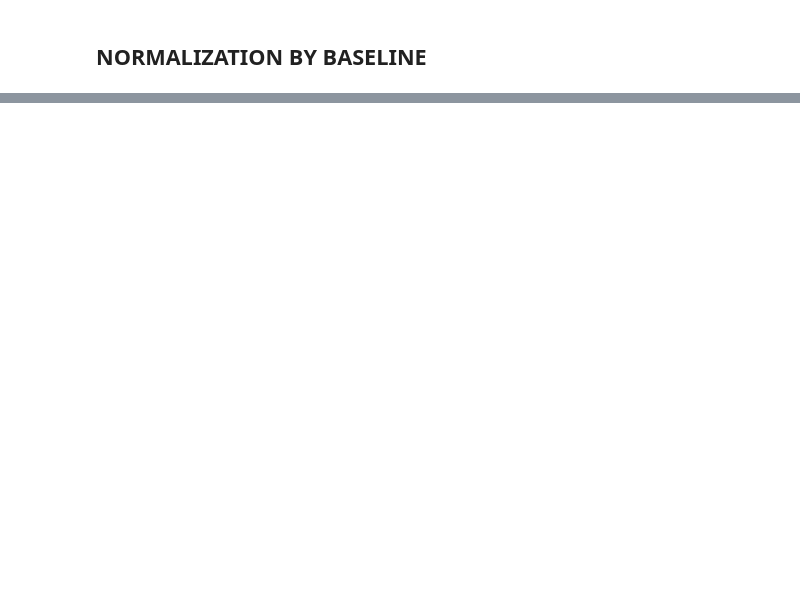
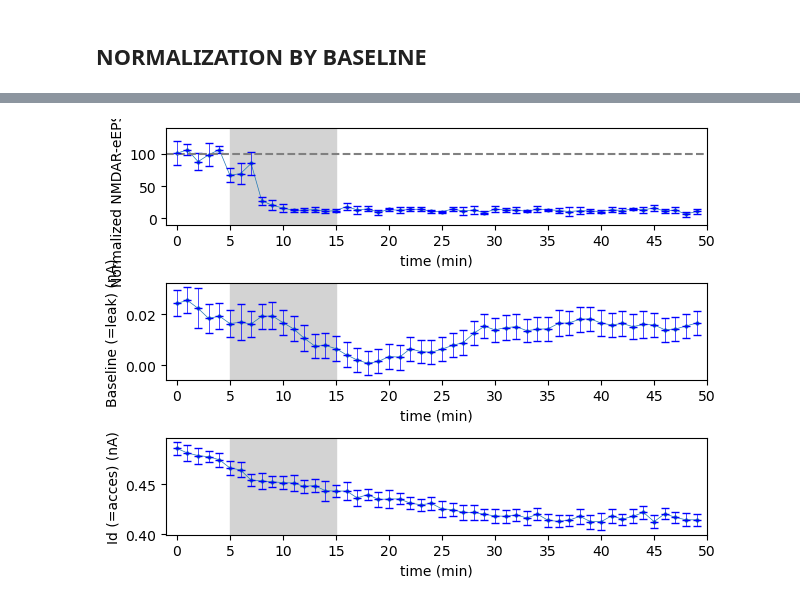
Before and after one commit to LauraGonzalez2000/Intracellular_recording, a Jupyter notebook: src/washout_experiment.ipynb, the cells around one changed output, grey strips where cells are left out. Saved outputs shown, nothing was run; the diff lists cells and outputs as text; code cells hidden in the pictures; blank space fills up the shorter version.

```diff
--- a/src/washout_experiment.ipynb
+++ b/src/washout_experiment.ipynb
@@ -778,0 +542,87 @@ Error analysing this file: 'yerr' (shape: (50, 6000)) must be a scalar or a 1D o
+# %%
+i = 0
+
+for datafile in datafiles:
+    try:
+        print("File :", info_df["Files"][i])
+        print("Euthanize method :", info_df["euthanize method"][i])
+        print("Holding (mV) :", info_df["Holding (mV)"][i])
+        print("Infusion substance :", info_df["infusion"][i])
+        print("Infusion concentration :", info_df["infusion concentration"][i])
+        print("Infusion time :", info_df["infusion start"][i], "-", info_df["infusion end"][i], " min.")
+
+       #info file
+        recordings = get_recordings(datafile)
+        diffs = get_diffs2(recordings)
+        batches_m, batches_std = get_batches_rec(diffs)
+
+        #print("data before standardization :")
+        #print(batches_m)
+
+        # Standardization by baseline mean (Baseline at 100%)
+        baseline_m = np.mean(batches_m[(info_df["infusion start"][i]-5):info_df["infusion start"][i]])
+        batches_m_norm = (batches_m / baseline_m) * 100
+        batches_std_norm = (batches_std / baseline_m) * 100
+        #print("batches after standardization :")
+        #print(batches_m_norm)
+        #print(batches_std_norm)
+
+        #remove noise
+        std_baseline = get_std_baseline(info_df, diffs)
+        #noise = np.sqrt(std_baseline)
+        noise = 2*std_baseline
+        noise_norm = (noise/baseline_m) * 100
+        #print("noise : ", noise)
+        #print("noise norm", noise_norm)
+        for j in range(info_df["infusion start"][i],len(batches_m_norm)):
+            batches_m_norm[j] = np.maximum(batches_m_norm[j]-noise_norm, 0)
+        #print("batches after standardization after removing noise")
+        #print(batches_m_norm )
+
+        baselines = get_baselines(recordings)
+        baselines_m, baselines_std = get_batches_rec(baselines)
+        #print(baselines_m)
+
+        Ids = get_Ids(recordings)
+        Ids_m, Ids_std = get_batches_rec(Ids)
+        #print(Ids_m)
+
+
+        #plots
+        fig, ax = plt.subplots(3, 1)
+        ax[0].plot(batches_m_norm, marker="o", linewidth=0.5, markersize=2)
+        ax[0].errorbar(range(len(batches_m_norm)), batches_m_norm, yerr=batches_std_norm, linestyle='None', marker='_', color='blue', capsize=3, linewidth = 0.5)
+        ax[0].set_xlim(-1, 50 )
+        ax[0].set_ylim( -10, 140)
+        ax[0].set_ylabel("Normalized NMDAR-eEPSCs (%)")
+        ax[0].set_xlabel("time (min)")
+        ax[0].set_xticks(np.arange(0, 51, 5))
+        ax[0].axvspan(info_df["infusion start"][i], info_df["infusion end"][i], color='lightgrey')
+        ax[0].axhline(100, color="grey", linestyle="--")
+
+        ax[1].plot(baselines_m, marker="o", linewidth=0.5, markersize=2)
+        ax[1].errorbar(range(len(baselines_m)), baselines_m, yerr=baselines_std, linestyle='None', marker='_', color='blue', capsize=3, linewidth = 0.5)
+        ax[1].set_xlim(-1, 50 )
+        #ax[1].set_ylim( -0.6, 0.1)
+        ax[1].set_ylabel("Baseline (=leak) (nA)")
+        ax[1].set_xlabel("time (min)")
+        ax[1].set_xticks(np.arange(0, 51, 5))
+        ax[1].axvspan(info_df["infusion start"][i], info_df["infusion end"][i], color='lightgrey')
+
+        ax[2].plot(Ids_m, marker="o", linewidth=0.5, markersize=2)
+        ax[2].errorbar(range(len(Ids_m)), Ids_m, yerr=Ids_std, linestyle='None', marker='_', color='blue', capsize=3, linewidth = 0.5)
+        ax[2].set_xlim(-1, 50 )
+        #ax[2].set_ylim( 0, 140)
+        ax[2].set_ylabel("Id (=acces) (nA)")
+        ax[2].set_xlabel("time (min)")
+        ax[2].set_xticks(np.arange(0, 51, 5))
+        ax[2].axvspan(info_df["infusion start"][i], info_df["infusion end"][i], color='lightgrey')
+
+        fig.tight_layout()
+        plt.show()
+
+    except Exception as e:
+        print(f"Error analysing this file: {e}")
+
+    i+=1
+# %% [output]
@@ -778,0 +635 @@ Error analysing this file: 'yerr' (shape: (50, 6000)) must be a scalar or a 1D o
+[figure, added]
```
Also changed, not shown: parts of 19 cells of this notebook, 2 other files.
